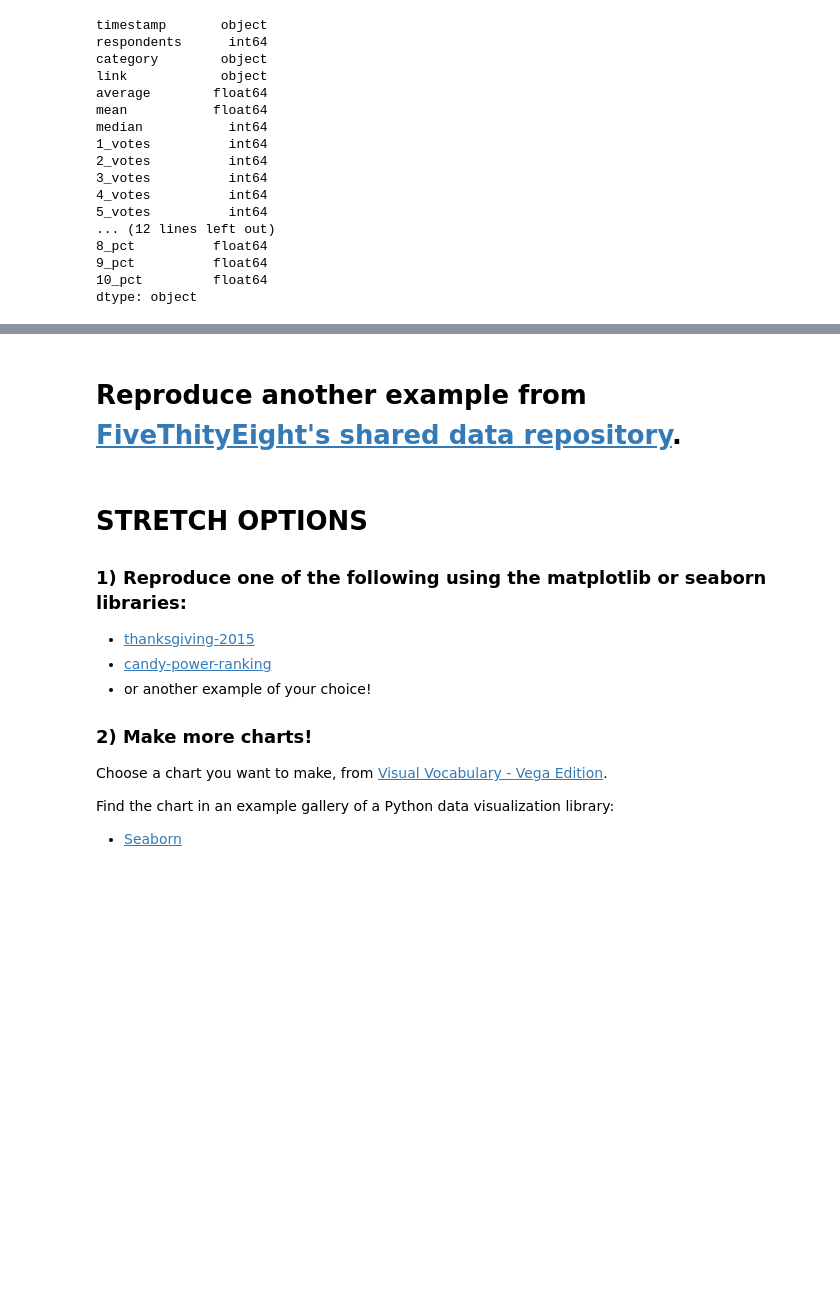
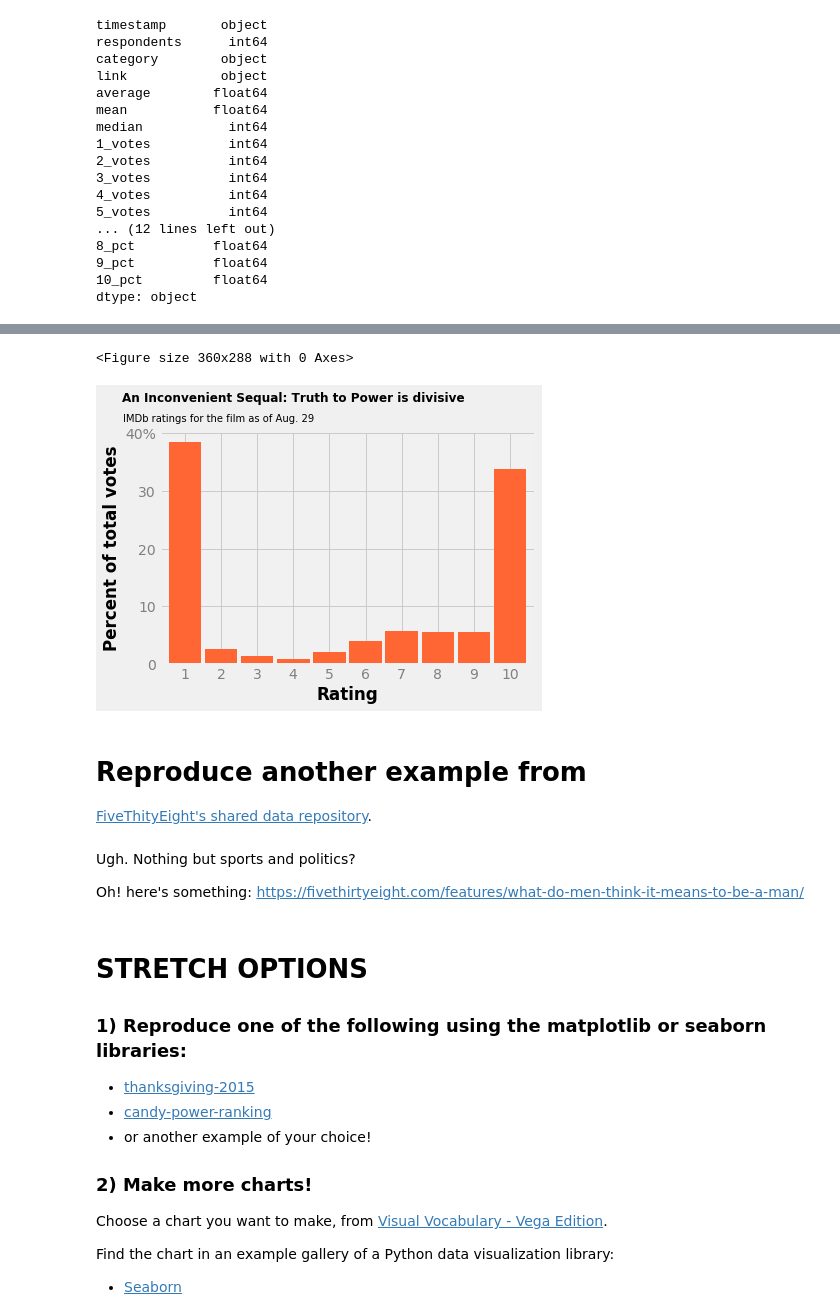
Before and after one commit to bloominstituteoftechnology/DS-Unit-1-Sprint-2-Data-Wrangling-and-Storytelling, a Jupyter notebook: module3-make-explanatory-visualizations/Joseph_Shirk_LS_DS_123_Make_Explanatory_Visualizations_Assignment.ipynb, the cells around one changed output, grey strips where cells are left out. Drawn from its saved outputs; the diff is of its cells as text; code cells hidden in the pictures; blank space fills up the shorter version.

```diff
--- a/module3-make-explanatory-visualizations/Joseph_Shirk_LS_DS_123_Make_Explanatory_Visualizations_Assignment.ipynb
+++ b/module3-make-explanatory-visualizations/Joseph_Shirk_LS_DS_123_Make_Explanatory_Visualizations_Assignment.ipynb
@@ -344,0 +434,3 @@ dtype: object
+# %%
+imdb_final = lastday_imdb['2017-08-29 23:10:06'] # easier: final = lastday_filtered.tail(1)
+imdb_final
@@ -344,0 +515,3 @@ dtype: object
+# %%
+pct_cols = [f'{i}_pct' for i in range(1, 11)]
+pct_cols
@@ -344,0 +535,4 @@ dtype: object
+# %%
+# Transpose for plot
+plot_data = imdb_final[pct_cols].T
+plot_data
@@ -344,0 +551,3 @@ dtype: object
+# %%
+plot_data.index = range(1,11)
+plot_data
@@ -345,5 +566,37 @@ dtype: object
+# %%
+# finally
+pltdata = plot_data
+
+fig = plt.figure(facecolor='white', figsize=(5, 4))
+title = 'An Inconvenient Sequal: Truth to Power is divisive'
+subtitle = 'IMDb ratings for the film as of Aug. 29'
+
+
+
+ax = pltdata.plot.bar(color=pumpkin,width=0.9);
+ax.set(facecolor='white')
+ax.patch.set_alpha(0.1) # i can't see any difference made
+
+plt.xlabel('Rating', fontweight='bold')
+plt.ylabel('Percent of total votes', fontweight='bold')
+
+plt.title(title, fontsize=12,loc='left',x=-0.1,y=1.1,fontweight='bold')
+plt.text(x=-1.7, y=42, s=subtitle, fontsize=10)
+
+plt.xticks(rotation=0, color='grey')
+plt.yticks(yrange, ylabels, color='grey')
+ax.legend().remove();
+# %% [output]
+<Figure size 360x288 with 0 Axes>
+[figure, added]
 # %% [markdown]
-# Reproduce another example from [FiveThityEight's shared data repository](https://data.fivethirtyeight.com/).
+# Reproduce another example from
+
+[FiveThityEight's shared data repository](https://data.fivethirtyeight.com/).
+# %% [markdown]
+ Ugh. Nothing but sports and politics?
+
+ Oh! here's something: https://fivethirtyeight.com/features/what-do-men-think-it-means-to-be-a-man/
 # %%
 plt.style.available
 # %% [markdown]
```
Also changed, not shown: parts of 25 cells of this notebook.
